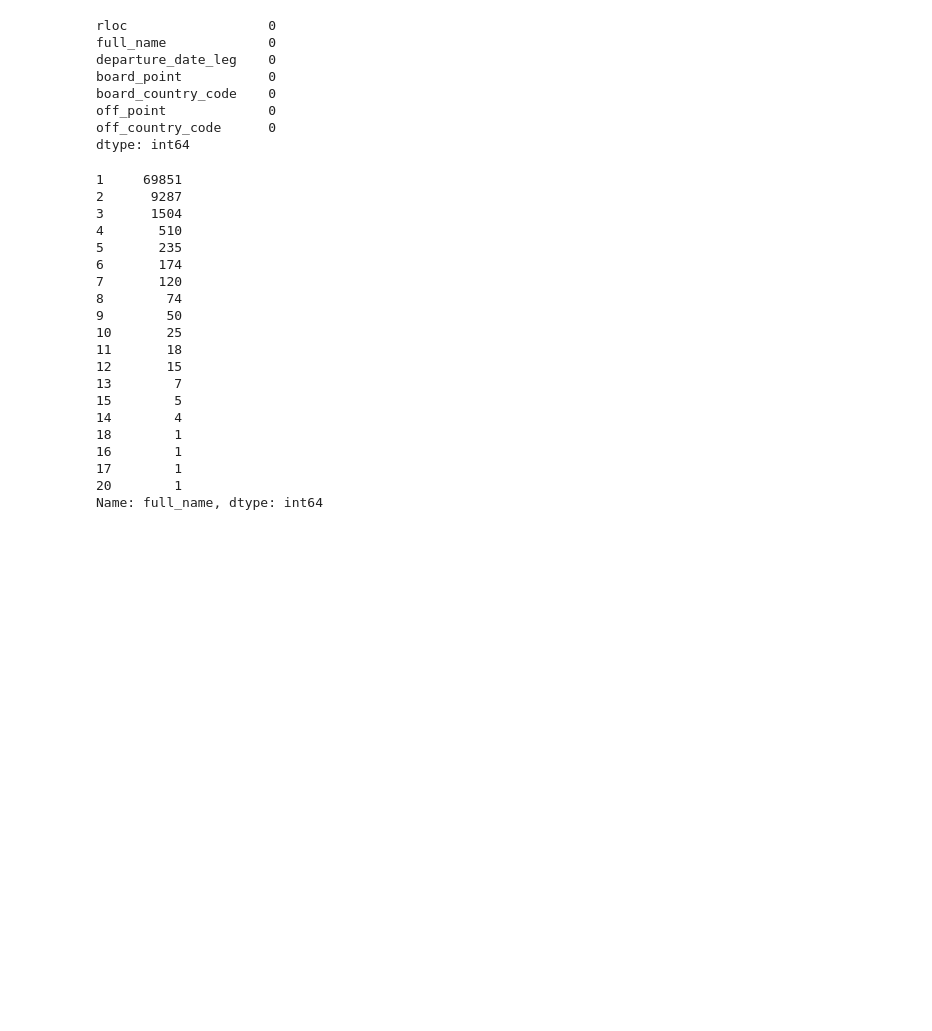
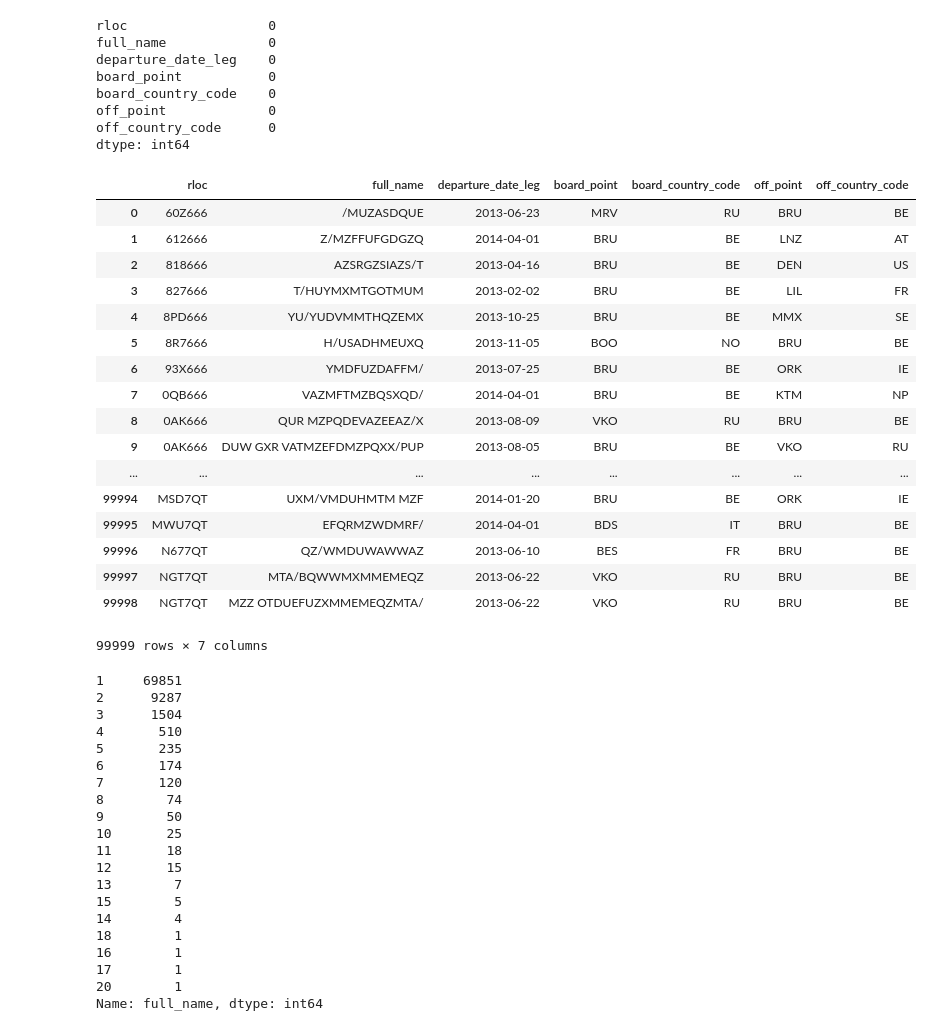
Before and after one commit to evolsidog/MyDestiny, a Jupyter notebook: First exploratory analisis.ipynb, the cells around one changed output. Drawn from its saved outputs; the diff is of its cells as text; code cells hidden in the pictures; blank space fills up the shorter version.

```diff
--- a/First exploratory analisis.ipynb
+++ b/First exploratory analisis.ipynb
@@ -62,6 +62,27 @@ dtype: int64
 # It seems that there are no nulls.
 # We are going to group by rloc and get first time and first board and last off
 df_agg = df_mini.groupby(['rloc'])
+# %%
+df_agg.head(20)
+# %% [output]
+|  | rloc | full_name | departure_date_leg | board_point | board_country_code | off_point | off_country_code |
+| 0 | 60Z666 | /MUZASDQUE | 2013-06-23 | MRV | RU | BRU | BE |
+| 1 | 612666 | Z/MZFFUFGDGZQ | 2014-04-01 | BRU | BE | LNZ | AT |
+| 2 | 818666 | AZSRGZSIAZS/T | 2013-04-16 | BRU | BE | DEN | US |
+| 3 | 827666 | T/HUYMXMTGOTMUM | 2013-02-02 | BRU | BE | LIL | FR |
+| 4 | 8PD666 | YU/YUDVMMTHQZEMX | 2013-10-25 | BRU | BE | MMX | SE |
+| 5 | 8R7666 | H/USADHMEUXQ | 2013-11-05 | BOO | NO | BRU | BE |
+| 6 | 93X666 | YMDFUZDAFFM/ | 2013-07-25 | BRU | BE | ORK | IE |
+| 7 | 0QB666 | VAZMFTMZBQSXQD/ | 2014-04-01 | BRU | BE | KTM | NP |
+| 8 | 0AK666 | QUR MZPQDEVAZEEAZ/X | 2013-08-09 | VKO | RU | BRU | BE |
+| 9 | 0AK666 | DUW GXR VATMZEFDMZPQXX/PUP | 2013-08-05 | BRU | BE | VKO | RU |
+| ... | ... | ... | ... | ... | ... | ... | ... |
+| 99994 | MSD7QT | UXM/VMDUHMTM MZF | 2014-01-20 | BRU | BE | ORK | IE |
+| 99995 | MWU7QT | EFQRMZWDMRF/ | 2014-04-01 | BDS | IT | BRU | BE |
+| 99996 | N677QT | QZ/WMDUWAWWAZ | 2013-06-10 | BES | FR | BRU | BE |
+| 99997 | NGT7QT | MTA/BQWWMXMMEMEQZ | 2013-06-22 | VKO | RU | BRU | BE |
+| 99998 | NGT7QT | MZZ OTDUEFUZXMMEMEQZMTA/ | 2013-06-22 | VKO | RU | BRU | BE |
+99999 rows × 7 columns
 # %%
 # We want count ocurrences for every number repetition.
 df_agg.count()['full_name'].value_counts()
```
Also changed, not shown: parts of 8 cells of this notebook.
